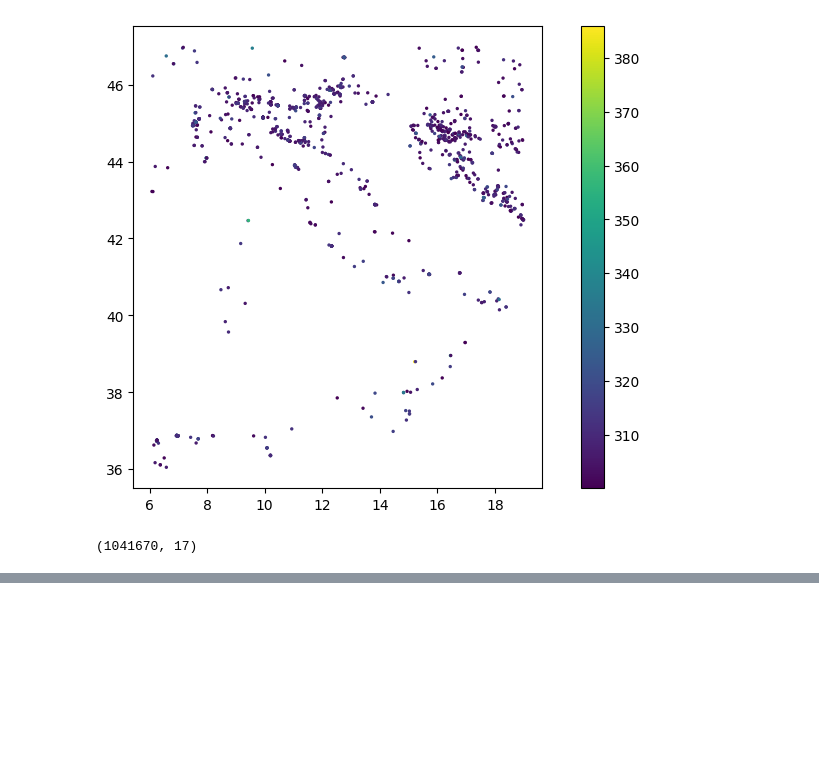
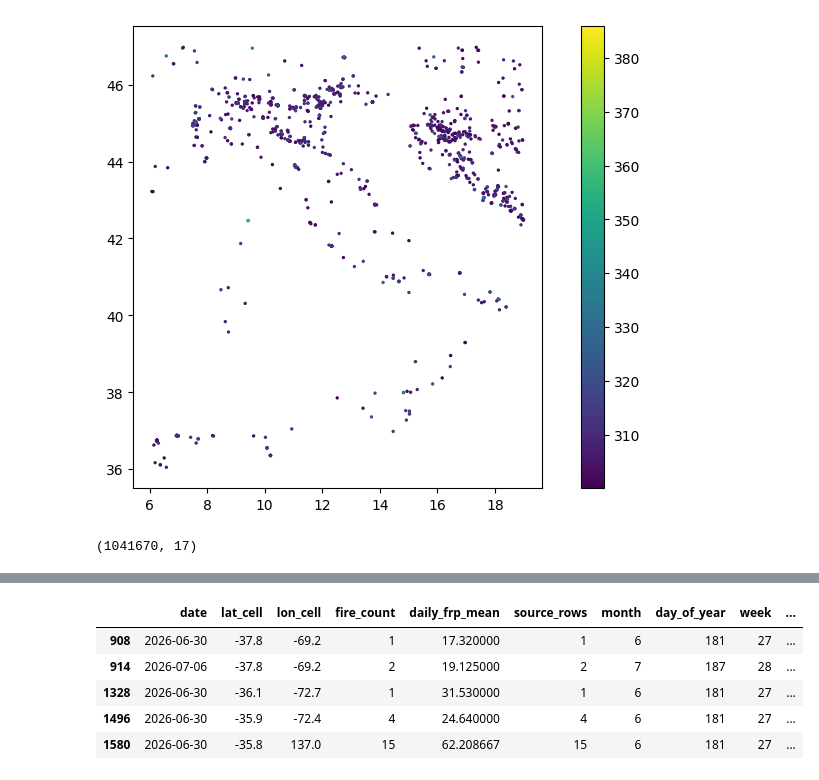
Before and after one commit to 0ettam02/SpaceRiskIntelligence, a Jupyter notebook: cambiamenti_climatici/matteo/feature_engineering.ipynb, the cells around one changed output, grey strips where cells are left out. Saved outputs shown, nothing was run; the diff lists cells and outputs as text; code cells hidden in the pictures; blank space fills up the shorter version.

```diff
--- a/cambiamenti_climatici/matteo/feature_engineering.ipynb
+++ b/cambiamenti_climatici/matteo/feature_engineering.ipynb
@@ -235,3 +235,7 @@ m = gdf.explore(column="brightness", legend=True)
 df_pulito.shape
 # %% [output]
 (1041670, 17)
+# %%
+import pandas as pd
+
+df = pd.read_csv("/Users/matteoarutadm/lavoro/digital_mens/SpaceRiskIntelligence/cambiamenti_climatici/dataset_pulito3_lag_target_final.csv")
@@ -237,0 +268,3 @@ df_pulito.shape
+# %%
+df = df.dropna()
+print(df.isna().sum())
@@ -237,0 +289,9 @@ df_pulito.shape
+# %%
+df.head()
+# %% [output]
+|  | date | lat_cell | lon_cell | fire_count | daily_frp_mean | source_rows | month | day_of_year | week | ... |
+| 908 | 2026-06-30 | -37.8 | -69.2 | 1 | 17.320000 | 1 | 6 | 181 | 27 | ... |
+| 914 | 2026-07-06 | -37.8 | -69.2 | 2 | 19.125000 | 2 | 7 | 187 | 28 | ... |
+| 1328 | 2026-06-30 | -36.1 | -72.7 | 1 | 31.530000 | 1 | 6 | 181 | 27 | ... |
+| 1496 | 2026-06-30 | -35.9 | -72.4 | 4 | 24.640000 | 4 | 6 | 181 | 27 | ... |
+| 1580 | 2026-06-30 | -35.8 | 137.0 | 15 | 62.208667 | 15 | 6 | 181 | 27 | ... |
```
Also changed, not shown: parts of 4 cells of this notebook, 16 other files.
